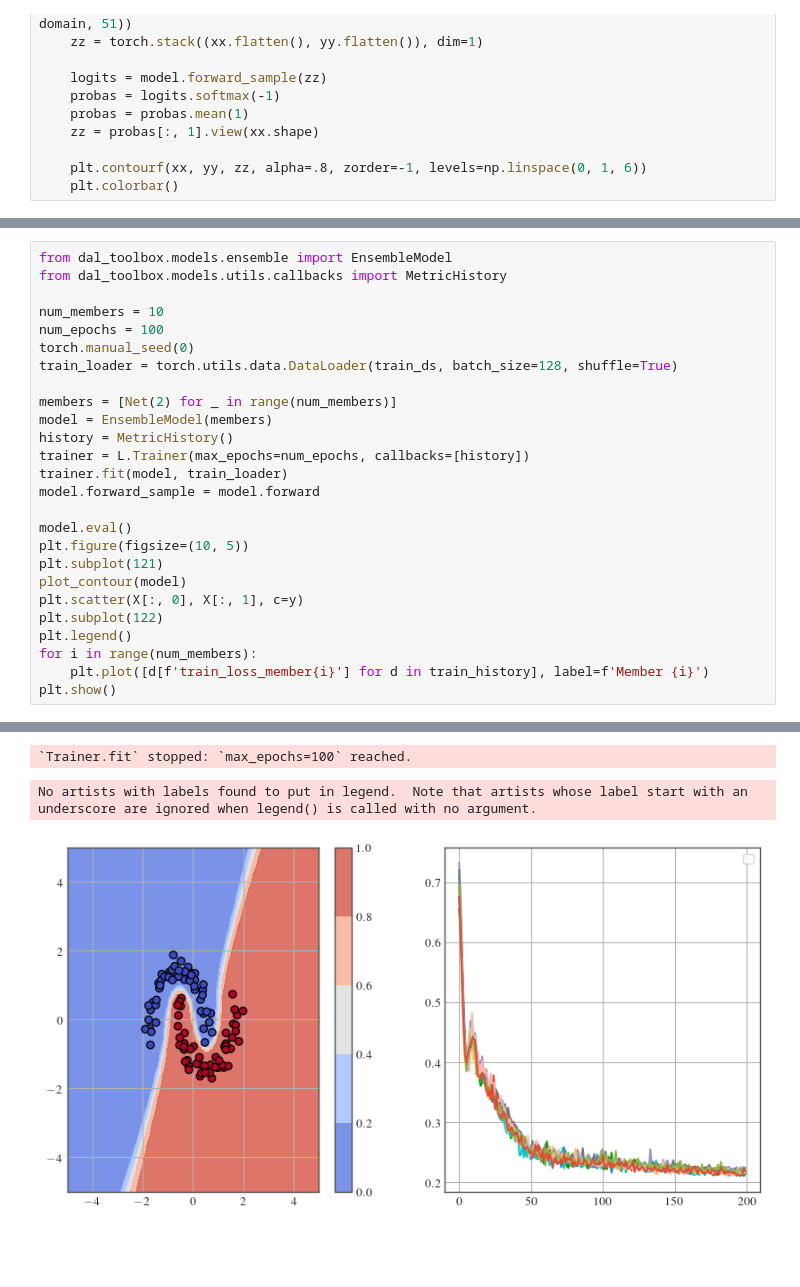
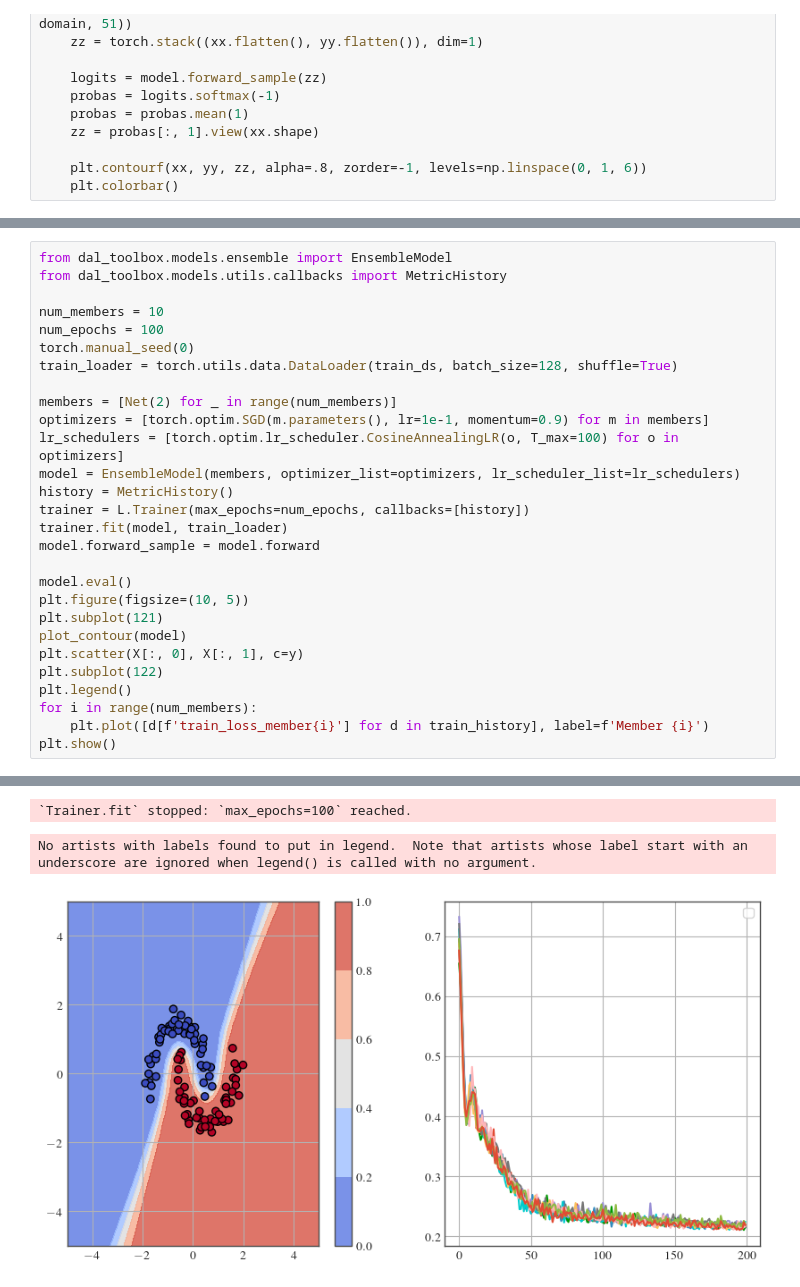
Before and after one commit to dhuseljic/dal-toolbox, a Jupyter notebook: notebooks/uncertainty/ensemble.ipynb, the cells around one changed output, grey strips where cells are left out. Saved outputs shown, nothing was run; the diff lists cells and outputs as text; blank space fills up the shorter version.

```diff
--- a/notebooks/uncertainty/ensemble.ipynb
+++ b/notebooks/uncertainty/ensemble.ipynb
@@ -126,7 +126,9 @@ torch.manual_seed(0)
 train_loader = torch.utils.data.DataLoader(train_ds, batch_size=128, shuffle=True)
 
 members = [Net(2) for _ in range(num_members)]
-model = EnsembleModel(members)
+optimizers = [torch.optim.SGD(m.parameters(), lr=1e-1, momentum=0.9) for m in members]
+lr_schedulers = [torch.optim.lr_scheduler.CosineAnnealingLR(o, T_max=100) for o in optimizers]
+model = EnsembleModel(members, optimizer_list=optimizers, lr_scheduler_list=lr_schedulers)
 history = MetricHistory()
 trainer = L.Trainer(max_epochs=num_epochs, callbacks=[history])
 trainer.fit(model, train_loader)
@@ -159,7 +162,7 @@ Parameter Group 0
 171 K     Trainable params
 0         Non-trainable params
 171 K     Total params
 0.686     Total estimated model params size (MB)
 `Trainer.fit` stopped: `max_epochs=100` reached.
 No artists with labels found to put in legend.  Note that artists whose label start with an underscore are ignored when legend() is called with no argument.
-[figure, old version]
+[figure, new version]
```
Also changed, not shown: parts of 3 cells of this notebook, 4 other files.
